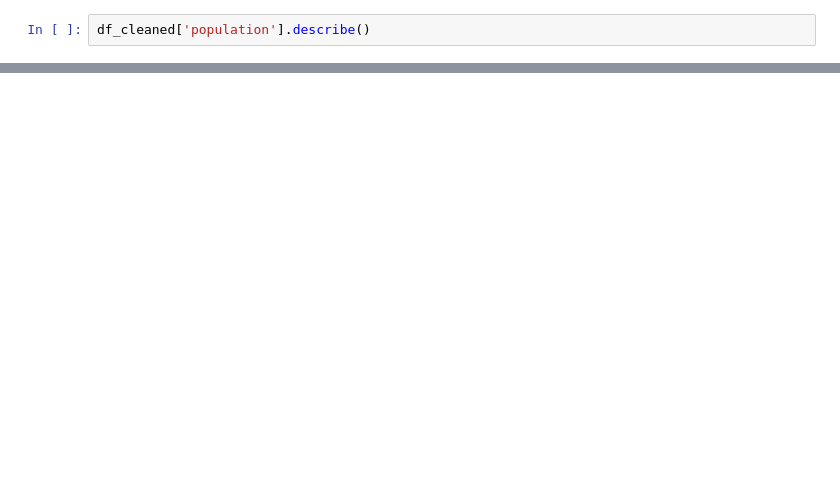
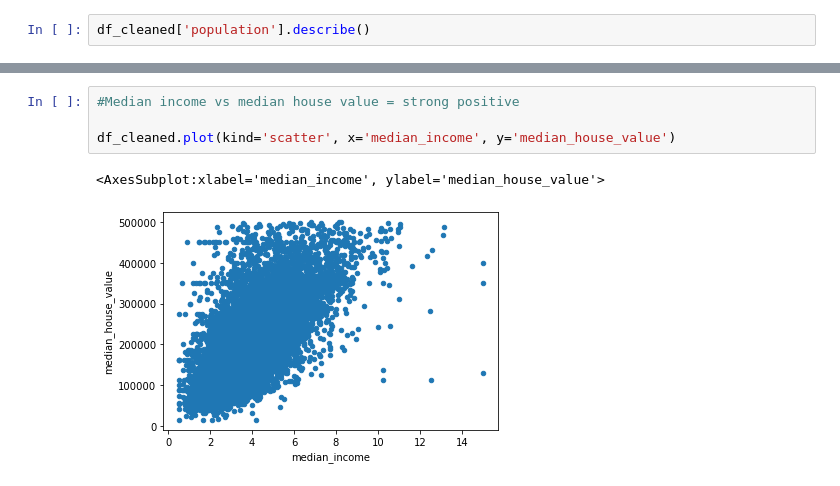
Before and after one commit to data301-2020-winter2/course-project-solo_k, a Jupyter notebook: data/rawdata/dataclean_temp.ipynb, the cells around one changed output, grey strips where cells are left out. Cells and saved outputs as stored; diff of their text form; blank space fills up the shorter version.

```diff
--- a/data/rawdata/dataclean_temp.ipynb
+++ b/data/rawdata/dataclean_temp.ipynb
@@ -85,0 +93,7 @@ Name: population, dtype: float64
+# %%
+#Median income vs median house value = strong positive
+
+df_cleaned.plot(kind='scatter', x='median_income', y='median_house_value')
+# %% [output]
+<AxesSubplot:xlabel='median_income', ylabel='median_house_value'>
+[figure, added]
```
Also changed, not shown: parts of 23 cells of this notebook, 1 other file.
